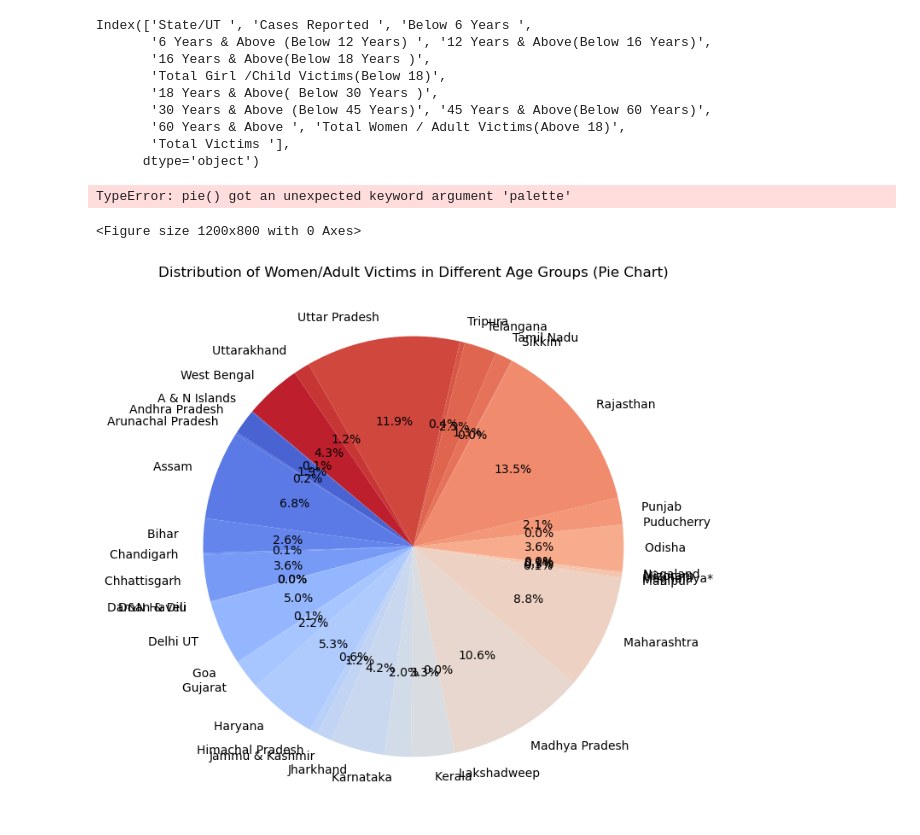
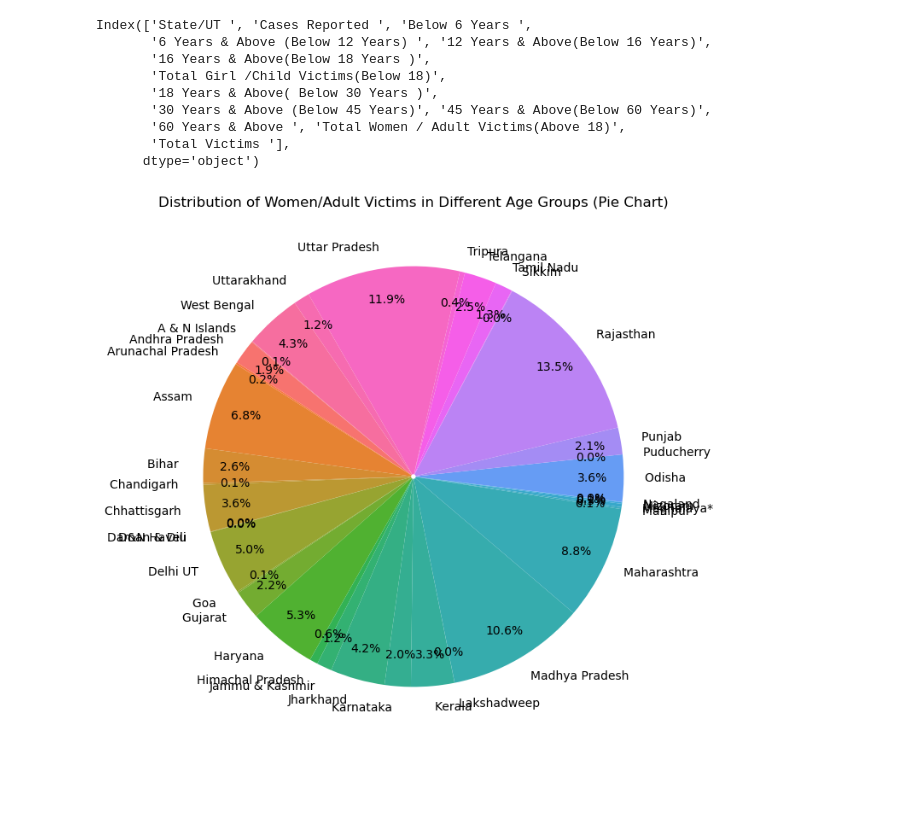
Before and after one commit to RajeevG187/Breaking-The-Scilence, a Jupyter notebook: DS250_project_EDA.ipynb, the cells around one changed output. Cells and saved outputs as stored; diff of their text form; code cells hidden in the pictures; blank space fills up the shorter version.

```diff
--- a/DS250_project_EDA.ipynb
+++ b/DS250_project_EDA.ipynb
@@ -244,48 +246,36 @@ Index(['State/UT ', 'Cases Reported ', 'Below 6 Years ',
        'Total Victims '],
       dtype='object')
 # %%
+import seaborn as sns
+
+# Assuming "Rape_under_Different_age_groups_2018" is your DataFrame
+
+# Select relevant columns for analysis
+age_group_columns = ['State/UT ', '18 Years & Above( Below 30 Years )', '30 Years & Above (Below 45 Years)',
+                      '45 Years & Above(Below 60 Years)', '60 Years & Above ', 'Total Women / Adult Victims(Above 18)']
+
+# Create a new DataFrame with relevant columns
+age_group_data = Rape_under_Different_age_groups_2018[age_group_columns]
+
 # Calculate the distribution of women/adult victims in different age groups
-age_group_distribution = Rape_under_Different_age_groups_2018.groupby('State/UT ').sum()
-# Plot a pie chart
+age_group_distribution = age_group_data.groupby('State/UT ').sum()
+
+# Define a custom color palette
+custom_palette = sns.color_palette("husl", len(age_group_distribution))
+
+# Plot a pie chart with custom colors and adjusted percentage position
 plt.figure(figsize=(12, 8))
-colors = plt.cm.Paired(range(len(age_group_distribution)))
-plt.pie(age_group_distribution['Total Women / Adult Victims(Above 18)'], labels=age_group_distribution.index,
-        autopct='%1.1f%%', startangle=140, colors=colors, palette = 'viridis')
+plt.pie(age_group_distribution['Total Women / Adult Victims(Above 18)'],
+        labels=age_group_distribution.index,
+        autopct=lambda p: '{:.1f}%'.format(p),
+        startangle=140,
+        pctdistance=0.85,
+        colors=custom_palette)
+
+# Adjust the position of the percentage values outside the pie chart
+plt.gca().add_artist(plt.Circle((0, 0), 0.011, fc='white'))
+
 plt.title('Distribution of Women/Adult Victims in Different Age Groups (Pie Chart)')
 plt.show()
-
-# Display the table
-print("Table of Women/Adult Victims in Different Age Groups:")
-print(age_group_distribution)
 # %% [output]
-TypeError: pie() got an unexpected keyword argument 'palette'
-<Figure size 1200x800 with 0 Axes>
+[figure, added]
-# %%
-import seaborn as sns
-
-# Assuming "Rape_under_Different_age_groups_2018" is your DataFrame
-
-# Select relevant columns for analysis
-age_group_columns = ['State/UT ', '18 Years & Above( Below 30 Years )', '30 Years & Above (Below 45 Years)',
-                      '45 Years & Above(Below 60 Years)', '60 Years & Above ', 'Total Women / Adult Victims(Above 18)']
-
-# Create a new DataFrame with relevant columns
-age_group_data = Rape_under_Different_age_groups_2018[age_group_columns]
-
-# Calculate the distribution of women/adult victims in different age groups
-age_group_distribution = age_group_data.groupby('State/UT ').sum()
-
-# Define a custom color palette
-custom_palette = sns.color_palette("coolwarm", len(age_group_distribution))
-
-# Plot a pie chart with custom colors
-plt.figure(figsize=(12, 8))
-plt.pie(age_group_distribution['Total Women / Adult Victims(Above 18)'],
-        labels=age_group_distribution.index,
-        autopct='%1.1f%%',
-        startangle=140,
-        colors=custom_palette)  # Use the custom color palette here
-plt.title('Distribution of Women/Adult Victims in Different Age Groups (Pie Chart)')
-plt.show()
-# %% [output]
-[figure, removed]
```
Also changed, not shown: parts of 1 cell of this notebook.
